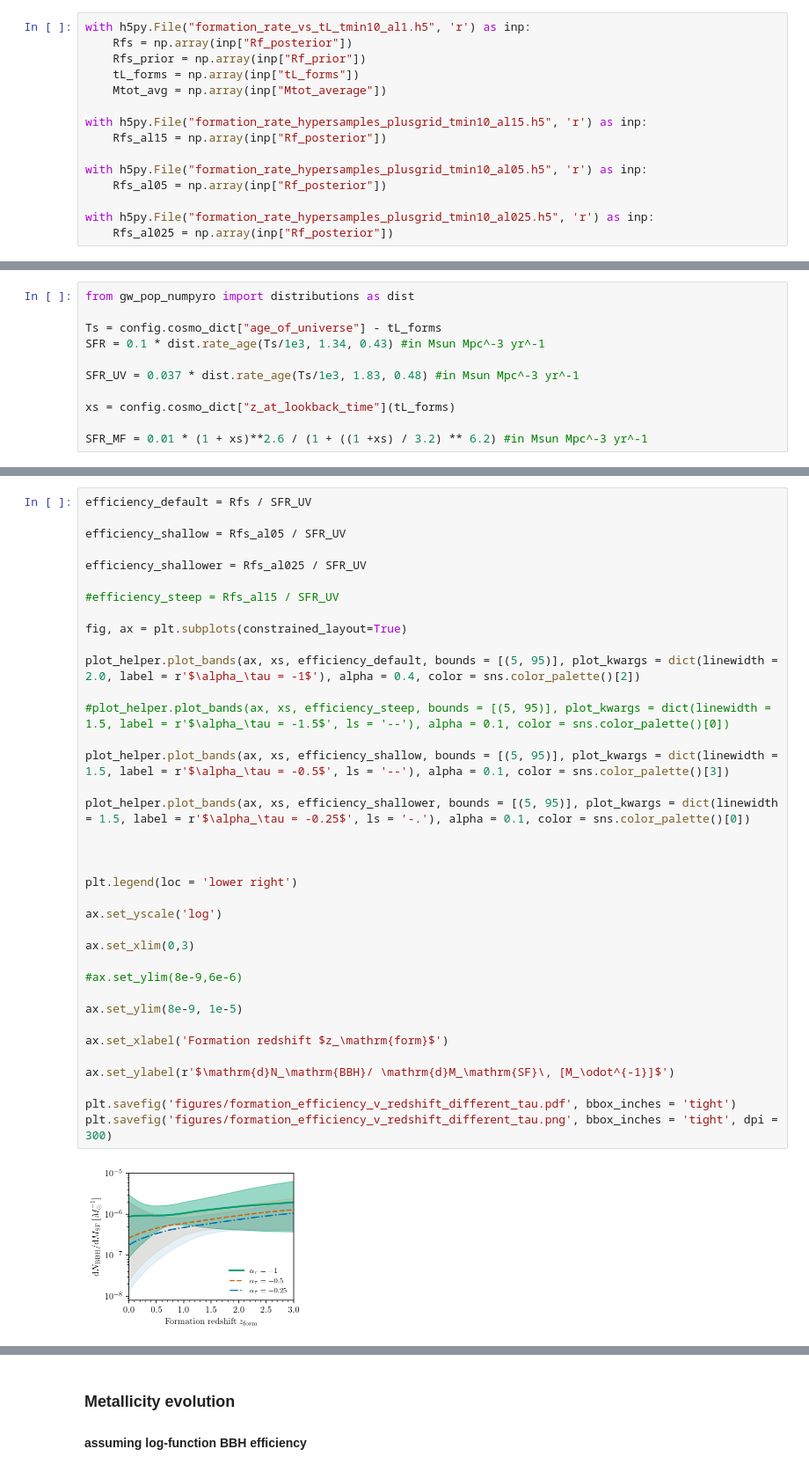
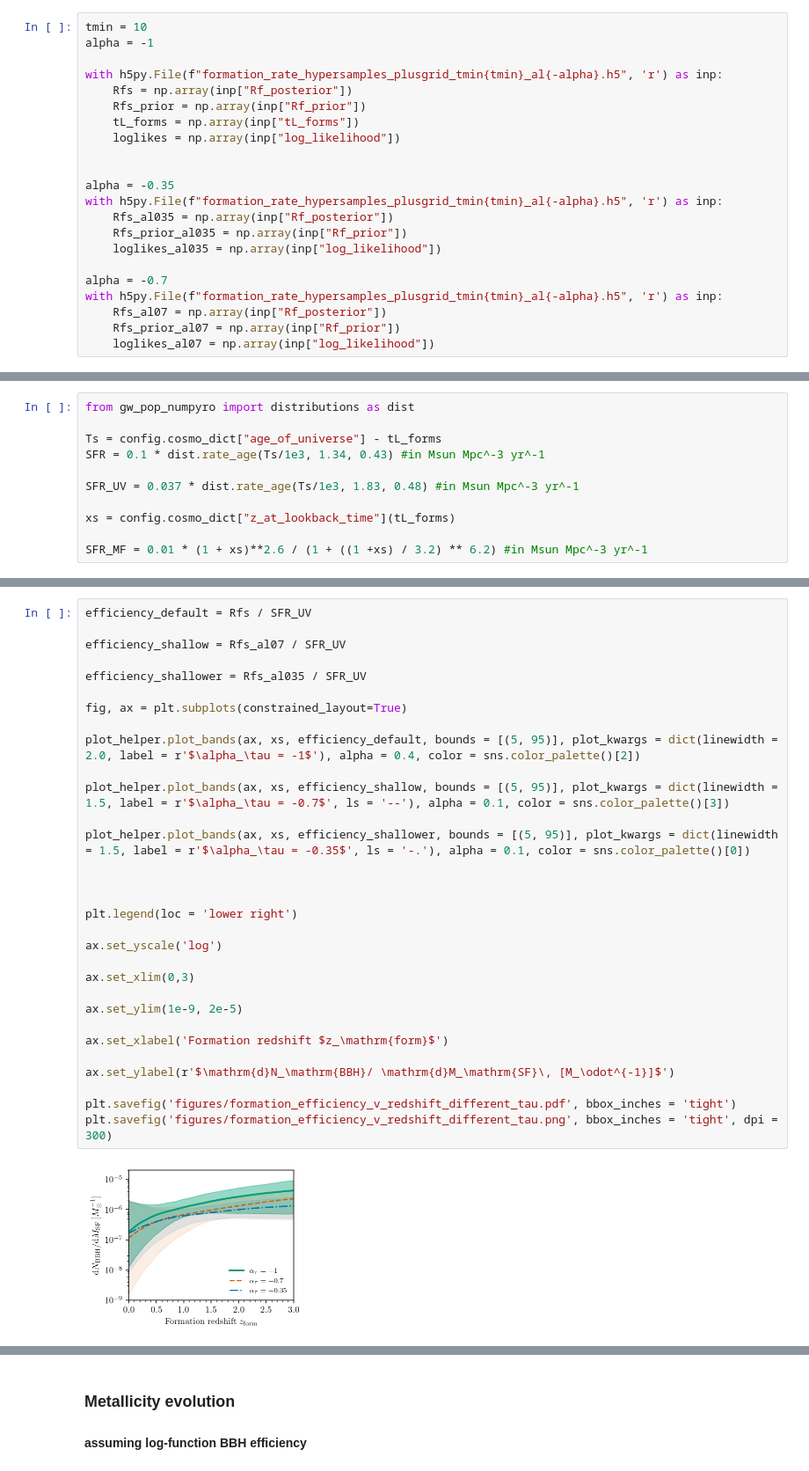
Before and after one commit to mfishbach/oldest-black-holes, a Jupyter notebook: OldestBlackHoles_Paper_Plots.ipynb, the cells around one changed output, grey strips where cells are left out. Shown: that part at 88% size. Saved outputs shown, nothing was run; the diff lists cells and outputs as text.

```diff
--- a/OldestBlackHoles_Paper_Plots.ipynb
+++ b/OldestBlackHoles_Paper_Plots.ipynb
@@ -248,17 +256,24 @@ we have observed at least one event with z >  3.205001473426819 with 90\% credib
 # %% [markdown]
 ### Formation rate as a function of redshift inference
 # %%
-with h5py.File("formation_rate_vs_tL_tmin10_al1.h5", 'r') as inp:
+tmin = 10
+alpha = -1
+
+with h5py.File(f"formation_rate_hypersamples_plusgrid_tmin{tmin}_al{-alpha}.h5", 'r') as inp:
     Rfs = np.array(inp["Rf_posterior"])
     Rfs_prior = np.array(inp["Rf_prior"])
     tL_forms = np.array(inp["tL_forms"])
-    Mtot_avg = np.array(inp["Mtot_average"])
+    loglikes = np.array(inp["log_likelihood"])
 
-with h5py.File("formation_rate_hypersamples_plusgrid_tmin10_al15.h5", 'r') as inp:
-    Rfs_al15 = np.array(inp["Rf_posterior"])
 
-with h5py.File("formation_rate_hypersamples_plusgrid_tmin10_al05.h5", 'r') as inp:
-    Rfs_al05 = np.array(inp["Rf_posterior"])
+alpha = -0.35
+with h5py.File(f"formation_rate_hypersamples_plusgrid_tmin{tmin}_al{-alpha}.h5", 'r') as inp:
+    Rfs_al035 = np.array(inp["Rf_posterior"])
+    Rfs_prior_al035 = np.array(inp["Rf_prior"])
+    loglikes_al035 = np.array(inp["log_likelihood"])
 
-with h5py.File("formation_rate_hypersamples_plusgrid_tmin10_al025.h5", 'r') as inp:
-    Rfs_al025 = np.array(inp["Rf_posterior"])
+alpha = -0.7
+with h5py.File(f"formation_rate_hypersamples_plusgrid_tmin{tmin}_al{-alpha}.h5", 'r') as inp:
+    Rfs_al07 = np.array(inp["Rf_posterior"])
+    Rfs_prior_al07 = np.array(inp["Rf_prior"])
+    loglikes_al07 = np.array(inp["log_likelihood"])
@@ -333,39 +377,33 @@ plt.savefig('figures/formation_efficiency_v_redshift_default_tau.png', bbox_inch
 # %%
 efficiency_default = Rfs / SFR_UV
 
-efficiency_shallow = Rfs_al05 / SFR_UV
+efficiency_shallow = Rfs_al07 / SFR_UV
 
-efficiency_shallower = Rfs_al025 / SFR_UV
-
-#efficiency_steep = Rfs_al15 / SFR_UV
+efficiency_shallower = Rfs_al035 / SFR_UV
 
 fig, ax = plt.subplots(constrained_layout=True)
 
 plot_helper.plot_bands(ax, xs, efficiency_default, bounds = [(5, 95)], plot_kwargs = dict(linewidth = 2.0, label = r'$\alpha_\tau = -1$'), alpha = 0.4, color = sns.color_palette()[2])
 
-#plot_helper.plot_bands(ax, xs, efficiency_steep, bounds = [(5, 95)], plot_kwargs = dict(linewidth = 1.5, label = r'$\alpha_\tau = -1.5$', ls = '--'), alpha = 0.1, color = sns.color_palette()[0])
+plot_helper.plot_bands(ax, xs, efficiency_shallow, bounds = [(5, 95)], plot_kwargs = dict(linewidth = 1.5, label = r'$\alpha_\tau = -0.7$', ls = '--'), alpha = 0.1, color = sns.color_palette()[3])
 
-plot_helper.plot_bands(ax, xs, efficiency_shallow, bounds = [(5, 95)], plot_kwargs = dict(linewidth = 1.5, label = r'$\alpha_\tau = -0.5$', ls = '--'), alpha = 0.1, color = sns.color_palette()[3])
-
-plot_helper.plot_bands(ax, xs, efficiency_shallower, bounds = [(5, 95)], plot_kwargs = dict(linewidth = 1.5, label = r'$\alpha_\tau = -0.25$', ls = '-.'), alpha = 0.1, color = sns.color_palette()[0])
+plot_helper.plot_bands(ax, xs, efficiency_shallower, bounds = [(5, 95)], plot_kwargs = dict(linewidth = 1.5, label = r'$\alpha_\tau = -0.35$', ls = '-.'), alpha = 0.1, color = sns.color_palette()[0])
 
 
 
 plt.legend(loc = 'lower right')
 
 ax.set_yscale('log')
 
 ax.set_xlim(0,3)
 
-#ax.set_ylim(8e-9,6e-6)
-
-ax.set_ylim(8e-9, 1e-5)
+ax.set_ylim(1e-9, 2e-5)
 
 ax.set_xlabel('Formation redshift $z_\mathrm{form}$')
 
 ax.set_ylabel(r'$\mathrm{d}N_\mathrm{BBH}/ \mathrm{d}M_\mathrm{SF}\, [M_\odot^{-1}]$')
 
 plt.savefig('figures/formation_efficiency_v_redshift_different_tau.pdf', bbox_inches = 'tight')
 plt.savefig('figures/formation_efficiency_v_redshift_different_tau.png', bbox_inches = 'tight', dpi = 300)
 # %% [output]
-[figure, old version]
+[figure, new version]
```
Also changed, not shown: parts of 36 cells of this notebook, 2 other files.
